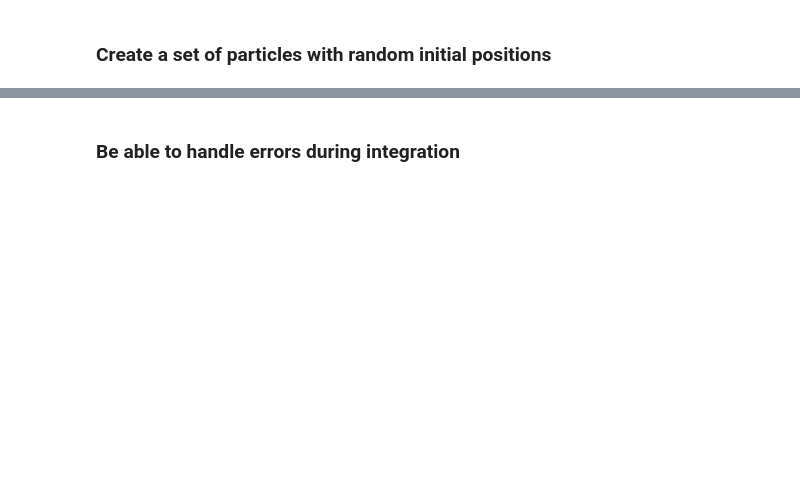
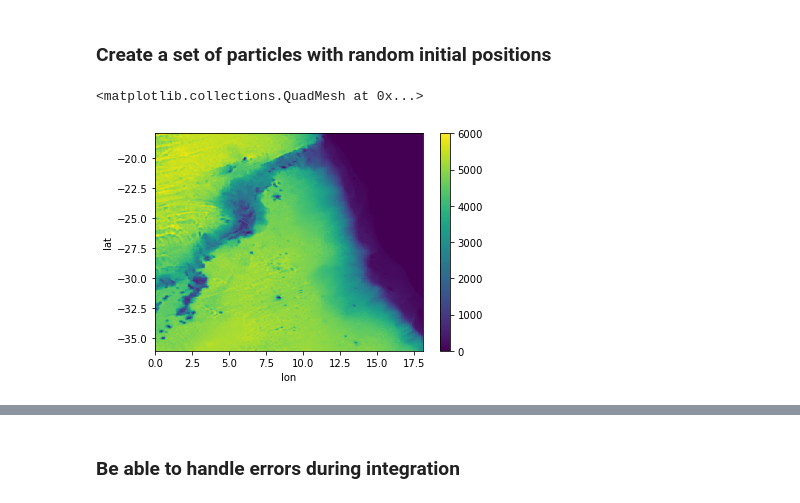
Before and after one commit to LeonMock/master-thesis, a Jupyter notebook: notebooks/2023-04-04_test-INALT.ipynb, the cells around one changed output, grey strips where cells are left out. Saved outputs shown, nothing was run; the diff lists cells and outputs as text; code cells hidden in the pictures; blank space fills up the shorter version.

```diff
--- a/notebooks/2023-04-04_test-INALT.ipynb
+++ b/notebooks/2023-04-04_test-INALT.ipynb
@@ -222,0 +235,13 @@ speed_param = np.random.uniform(
+# %%
+INALT_mask = xr.open_dataset('/gxfs_work1/geomar/smomw044/prep_data_iAtlantic_LMock/INALT20.L46-KFS119/1_INALT20.L46-KFS119_mesh_mask_iMirabilis.nc')
+topo_INALT = np.sum((INALT_mask.tmask*INALT_mask.e3t_0).isel(t=0),axis=0)
+topo_INALT.rename({'lat','lon'})
+topo_INALT = topo_INALT.assign_coords({"lon": INALT_mask.glamt.isel(t=0,y=0)})
+topo_INALT = topo_INALT.assign_coords({"lat": INALT_mask.gphit.isel(t=0,x=0)})
+topo_INALT = topo_INALT.swap_dims({'x': 'lon'})
+topo_INALT = topo_INALT.swap_dims({'y': 'lat'})
+
+topo_INALT.plot()
+# %% [output]
+<matplotlib.collections.QuadMesh at 0x...>
+[figure, added]
```
Also changed, not shown: parts of 22 cells of this notebook, 32 other files.
